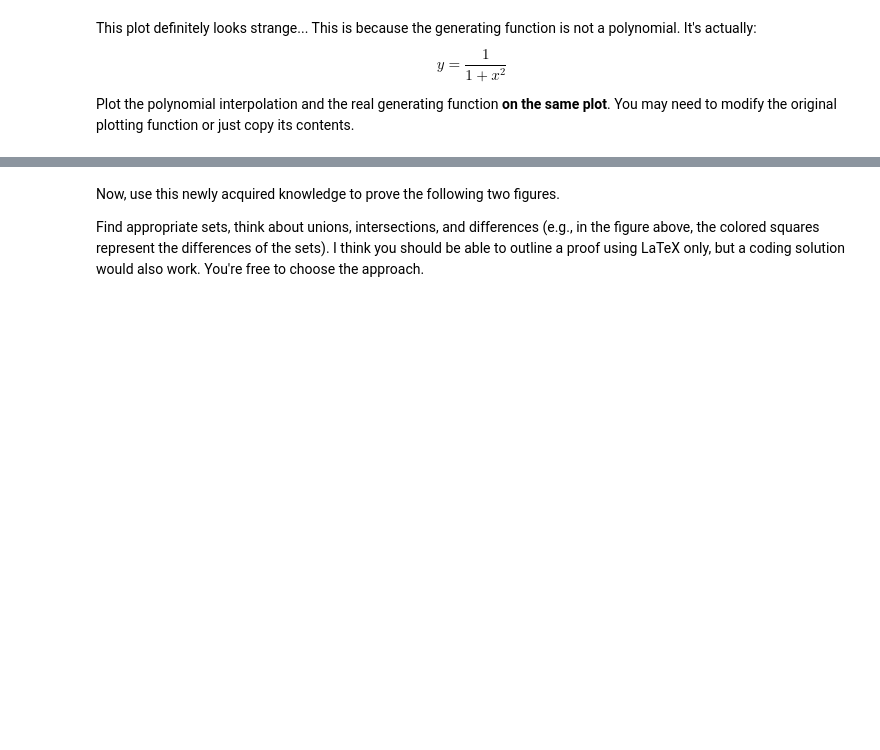
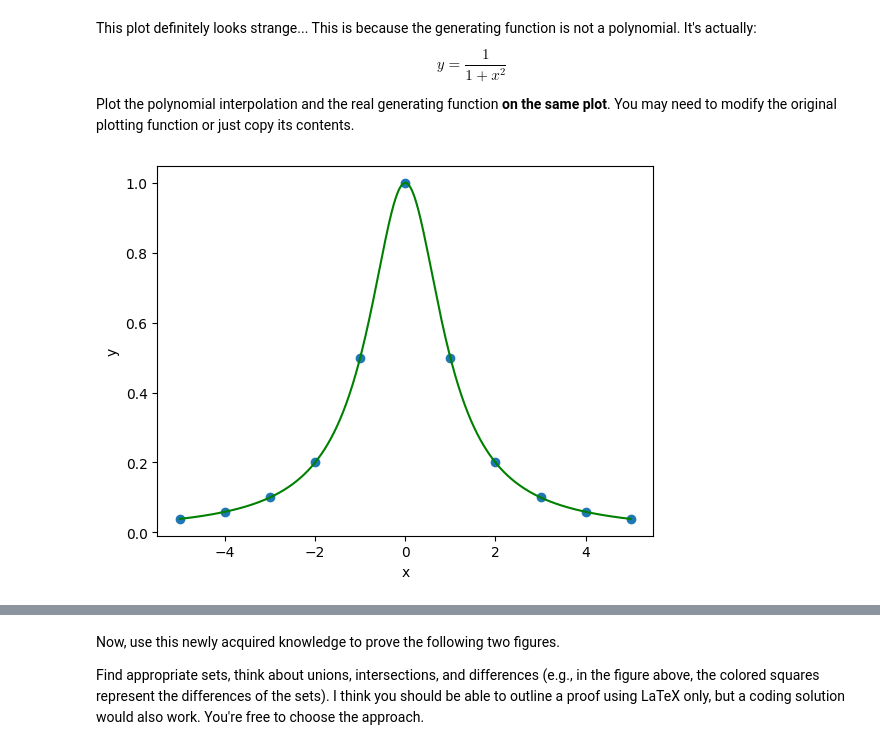
Before and after one commit to vdimitrov13/math-concepts, a Jupyter notebook: 04.Basic-Algebra-Exercise/Basic Algebra Exercise.ipynb, the cells around one changed output, grey strips where cells are left out. Cells and saved outputs as stored; diff of their text form; code cells hidden in the pictures; blank space fills up the shorter version.

```diff
--- a/04.Basic-Algebra-Exercise/Basic Algebra Exercise.ipynb
+++ b/04.Basic-Algebra-Exercise/Basic Algebra Exercise.ipynb
@@ -135,3 +194,25 @@ Plot the polynomial interpolation and the real generating function **on the same
+# %%
+def interpolate_polynomialSamePlot(points, min_x, max_x):
+    """
+    Interpolates y = 1 / (1 + x^2)
+    min_x, max_x - range of x values used to plot the interpolating polynomial
+    """
+    x = points[:, 0]
+    y = points[:, 1]
+
+    plot_x = np.linspace(min_x, max_x, 1000)
+    plot_y = 1 / (1 + plot_x ** 2)
+
+    plt.plot(plot_x, plot_y, c = "green")
+    plt.scatter(x, y)
+    plt.xlabel("x")
+    plt.ylabel("y")
+    plt.show()
+
+points = np.array([(-5, 0.03846), (-4, 0.05882), (-3, 0.1), (-2, 0.2), (-1, 0.5), (0, 1), (1, 0.5), (2, 0.2), (3, 0.1), (4, 0.05882), (5, 0.03846)])
+interpolate_polynomialSamePlot(points, np.min(points[:, 0]), np.max(points[:, 0]))
+# %% [output]
+[figure, added]
 # %% [markdown]
 ### Problem 2. Set Equivalence Theory
 Have you played Sudoku? It used to be quite popular, and it still is; with boards that range from very simple to extremely complex. From random grannies, to the most brilliant computer scientists and mathematicians - everyone can get a kick out of a well-made puzzle. Sudoku has a lot of variants which make solving very fun and challenging, but let's focus on the classic variant now.
```
Also changed, not shown: parts of 42 cells of this notebook.
